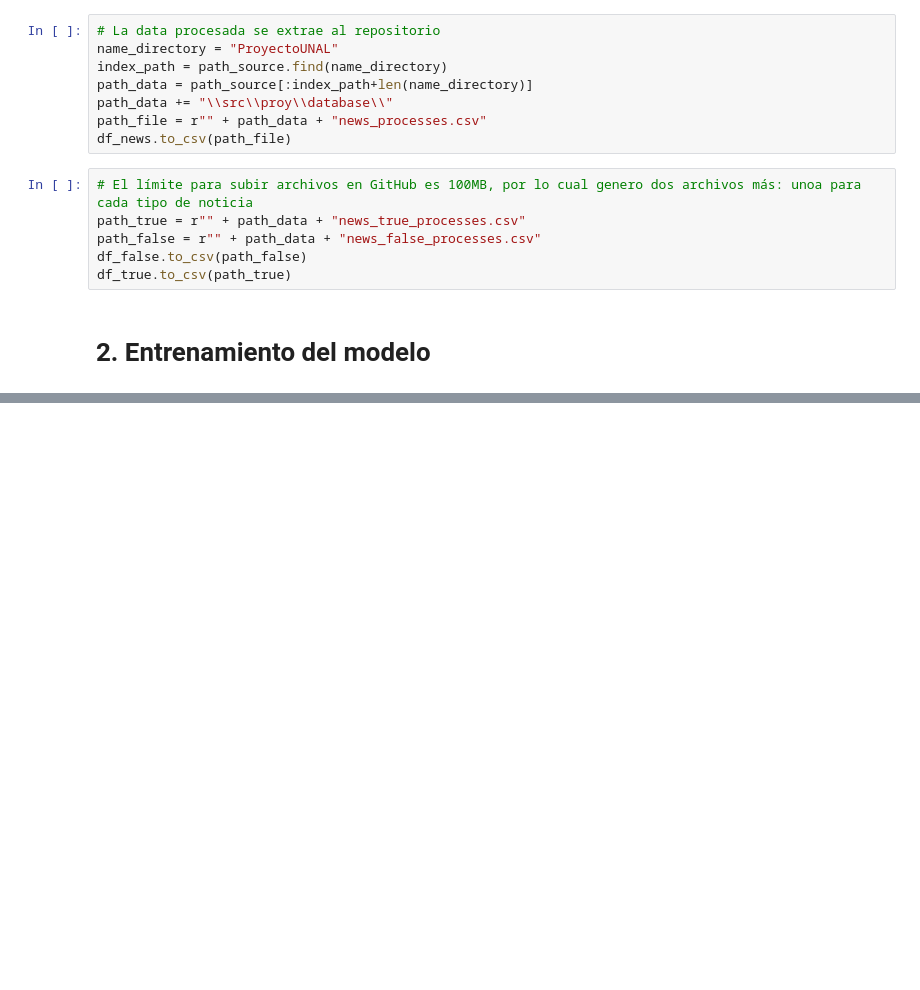
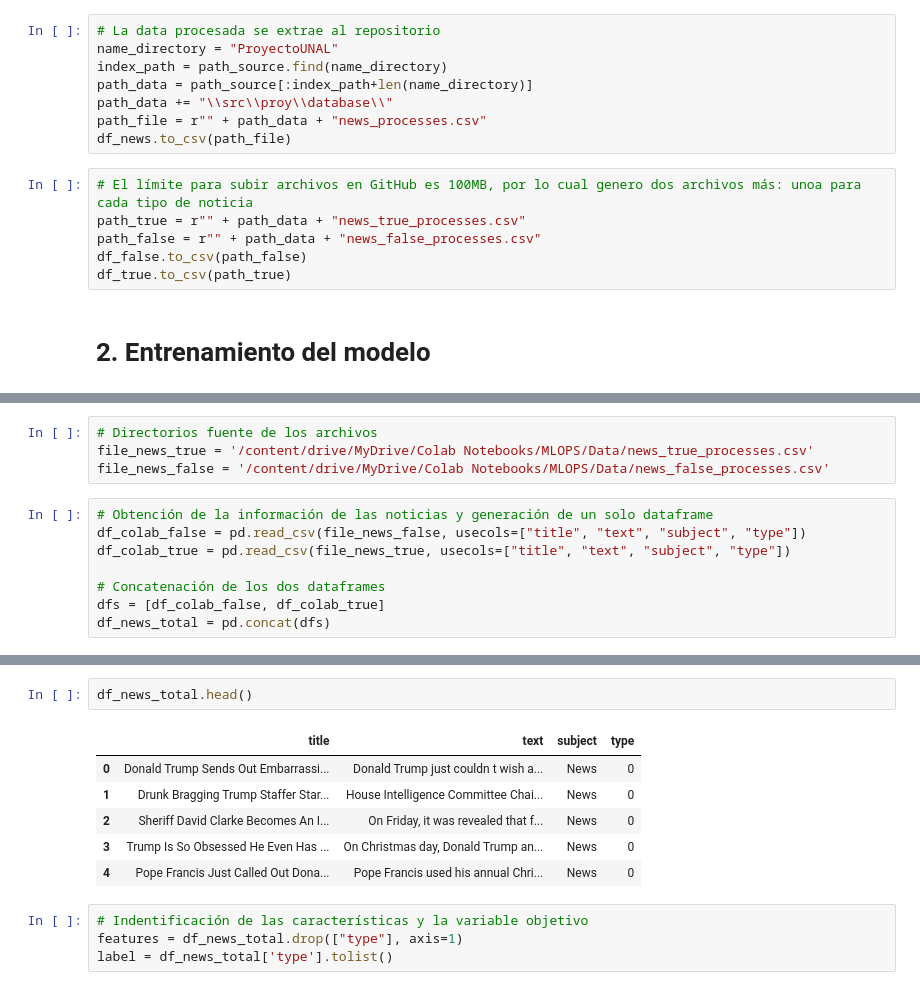
Before and after one commit to mkruiz/ProyectoUNAL, a Jupyter notebook: scripts/training/training.ipynb, the cells around one changed output, grey strips where cells are left out. Cells and saved outputs as stored; diff of their text form; blank space fills up the shorter version.

```diff
--- a/scripts/training/training.ipynb
+++ b/scripts/training/training.ipynb
@@ -141,0 +156,12 @@ df_true.to_csv(path_true)
+# %%
+# Directorios fuente de los archivos
+file_news_true = '/content/drive/MyDrive/Colab Notebooks/MLOPS/Data/news_true_processes.csv'
+file_news_false = '/content/drive/MyDrive/Colab Notebooks/MLOPS/Data/news_false_processes.csv'
+# %%
+# Obtención de la información de las noticias y generación de un solo dataframe
+df_colab_false = pd.read_csv(file_news_false, usecols=["title", "text", "subject", "type"])
+df_colab_true = pd.read_csv(file_news_true, usecols=["title", "text", "subject", "type"])
+
+# Concatenación de los dos dataframes
+dfs = [df_colab_false, df_colab_true]
+df_news_total = pd.concat(dfs)
@@ -141,0 +177,13 @@ df_true.to_csv(path_true)
+# %%
+df_news_total.head()
+# %% [output]
+|  | title | text | subject | type |
+| 0 | Donald Trump Sends Out Embarrassi... | Donald Trump just couldn t wish a... | News | 0 |
+| 1 | Drunk Bragging Trump Staffer Star... | House Intelligence Committee Chai... | News | 0 |
+| 2 | Sheriff David Clarke Becomes An I... | On Friday, it was revealed that f... | News | 0 |
+| 3 | Trump Is So Obsessed He Even Has ... | On Christmas day, Donald Trump an... | News | 0 |
+| 4 | Pope Francis Just Called Out Dona... | Pope Francis used his annual Chri... | News | 0 |
+# %%
+# Indentificación de las características y la variable objetivo
+features = df_news_total.drop(["type"], axis=1)
+label = df_news_total['type'].tolist()
```
Also changed, not shown: parts of 21 cells of this notebook.
